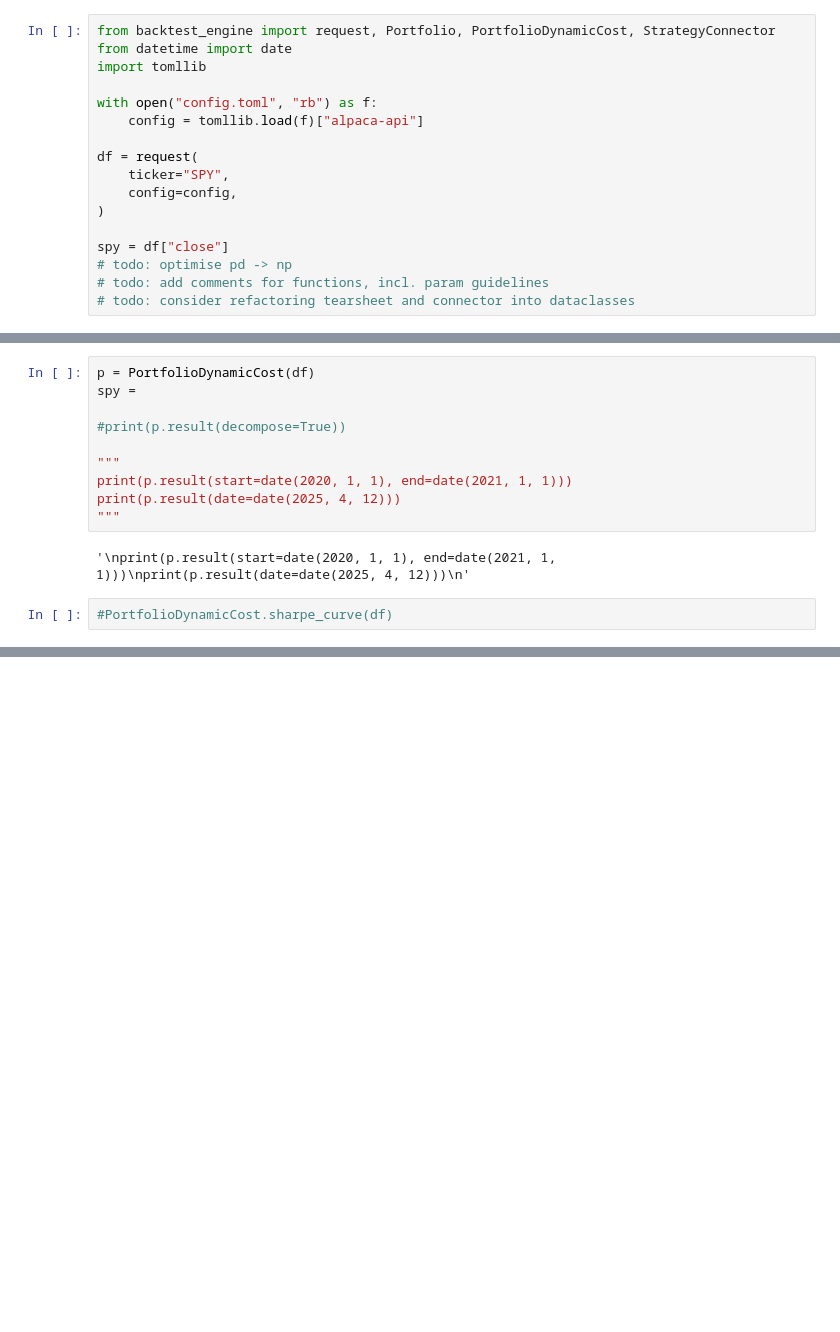
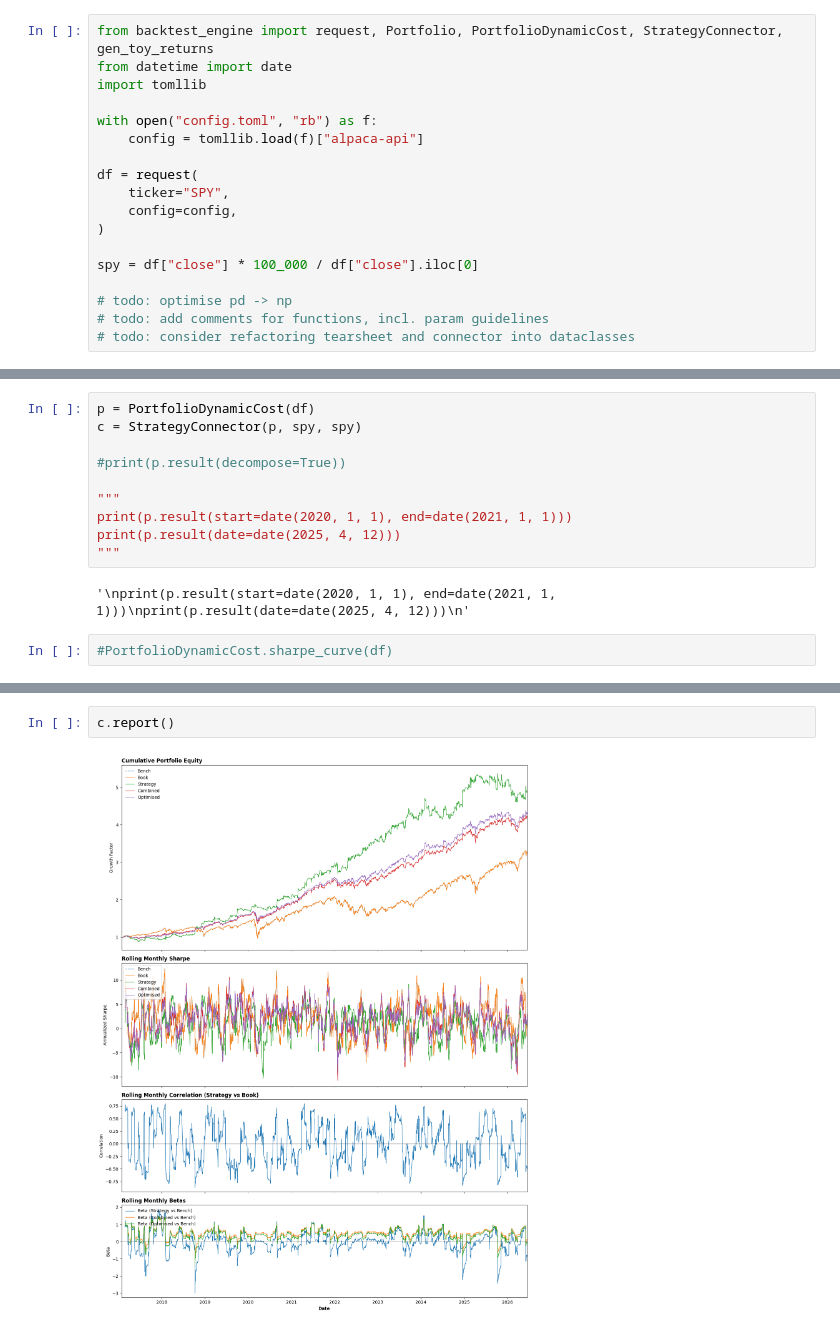
Before and after one commit to nip403/SPY-Strategy-Backtest, a Jupyter notebook: main.ipynb, the cells around one changed output, grey strips where cells are left out. Cells and saved outputs as stored; diff of their text form; blank space fills up the shorter version.

```diff
--- a/main.ipynb
+++ b/main.ipynb
@@ -1,5 +1,5 @@
 # %%
-from backtest_engine import request, Portfolio, PortfolioDynamicCost, StrategyConnector
+from backtest_engine import request, Portfolio, PortfolioDynamicCost, StrategyConnector, gen_toy_returns
 from datetime import date
 import tomllib
 
@@ -11,7 +11,8 @@ df = request(
     config=config,
 )
 
-spy = df["close"]
+spy = df["close"] * 100_000 / df["close"].iloc[0]
+
 # todo: optimise pd -> np
 # todo: add comments for functions, incl. param guidelines
 # todo: consider refactoring tearsheet and connector into dataclasses
@@ -19,7 +20,7 @@ spy = df["close"]
 Loading data from local cache: cache_SPY_20170101_20260620.parquet
 # %%
 p = PortfolioDynamicCost(df)
-spy =
+c = StrategyConnector(p, spy, spy)
 
 #print(p.result(decompose=True))
 
@@ -50,0 +35,4 @@ df
+# %%
+c.report()
+# %% [output]
+[figure, added]
```
Also changed, not shown: parts of 2 cells of this notebook, 4 other files.
